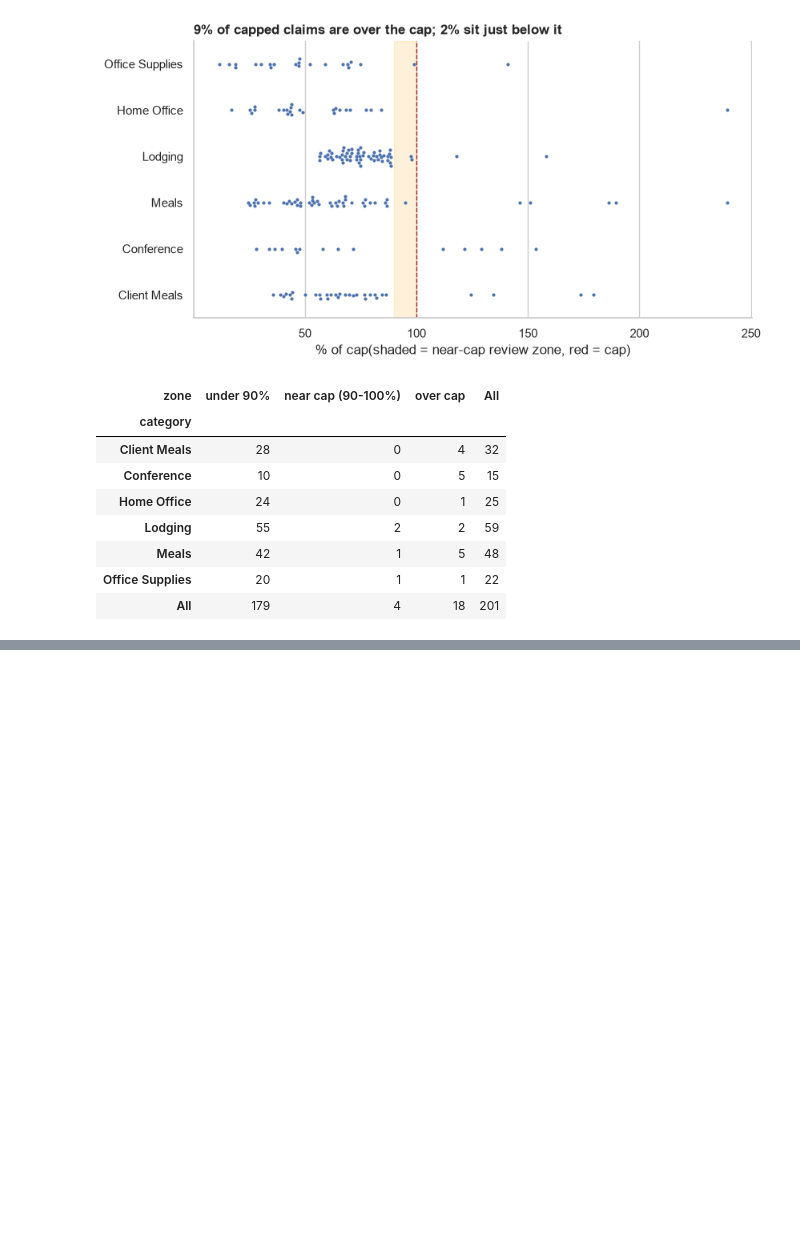
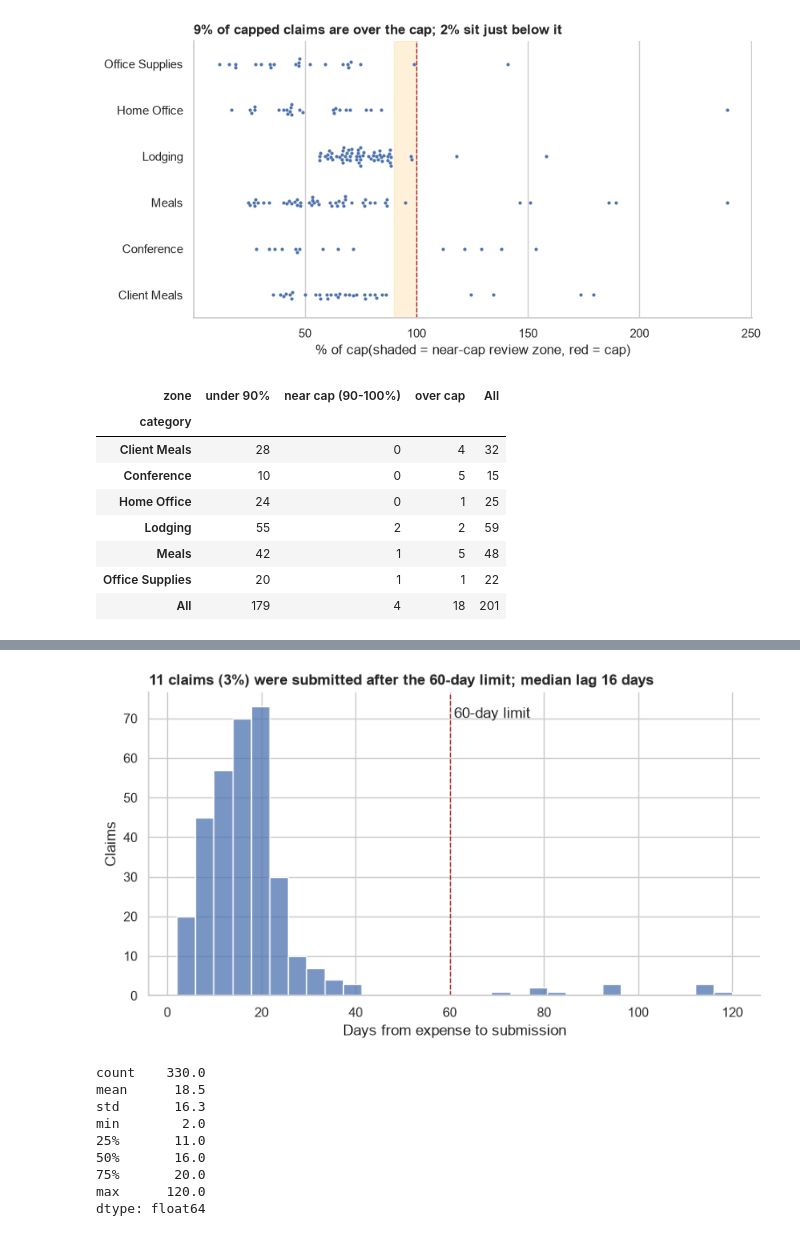
Before and after one commit to MWPerrineJr/Techstack.io, a Jupyter notebook: notebooks/01b_explore_data.ipynb, the cells around one changed output, grey strips where cells are left out. Cells and saved outputs as stored; diff of their text form; code cells hidden in the pictures; blank space fills up the shorter version.

```diff
--- a/notebooks/01b_explore_data.ipynb
+++ b/notebooks/01b_explore_data.ipynb
@@ -302,0 +378,36 @@ Skipped 3 Lodging incidentals (no nights)
+# %%
+# 5b Submission lag vs the 60-day limit(POL-1.2)
+MAX_DAYS = POLICY["submission"]["max_days_after_expense"]
+
+lag_days = (claims["submitted_date"] - claims["expense_date"]).dt.days
+late = lag_days > MAX_DAYS
+
+
+# --- checks ---
+assert lag_days.ge(0).all(), "Negative lag"
+assert lag_days.notna().all(), "Missing lag"
+
+fig, ax = plt.subplots()
+sns.histplot(lag_days, bins=30, ax=ax)
+ax.axvline(MAX_DAYS, color="firebrick", linestyle="--", linewidth=1)
+ax.text(MAX_DAYS, ax.get_ylim()[1] * 0.95, f" {MAX_DAYS}-day limit", va="top")
+style_axes(
+    ax,
+    f"{late.sum()} claims ({late.mean():.0%}) were submitted after the "
+    f"{MAX_DAYS}-day limit; median lag {lag_days.median():.0f} days",
+    "Days from expense to submission",
+    "Claims",
+)
+plt.show()
+lag_days.describe().round(1)
+# %% [output]
+[figure, added]
+count    330.0
+mean      18.5
+std       16.3
+min        2.0
+25%       11.0
+50%       16.0
+75%       20.0
+max      120.0
+dtype: float64
```
Also changed, not shown: parts of 9 cells of this notebook, 3 other files.
